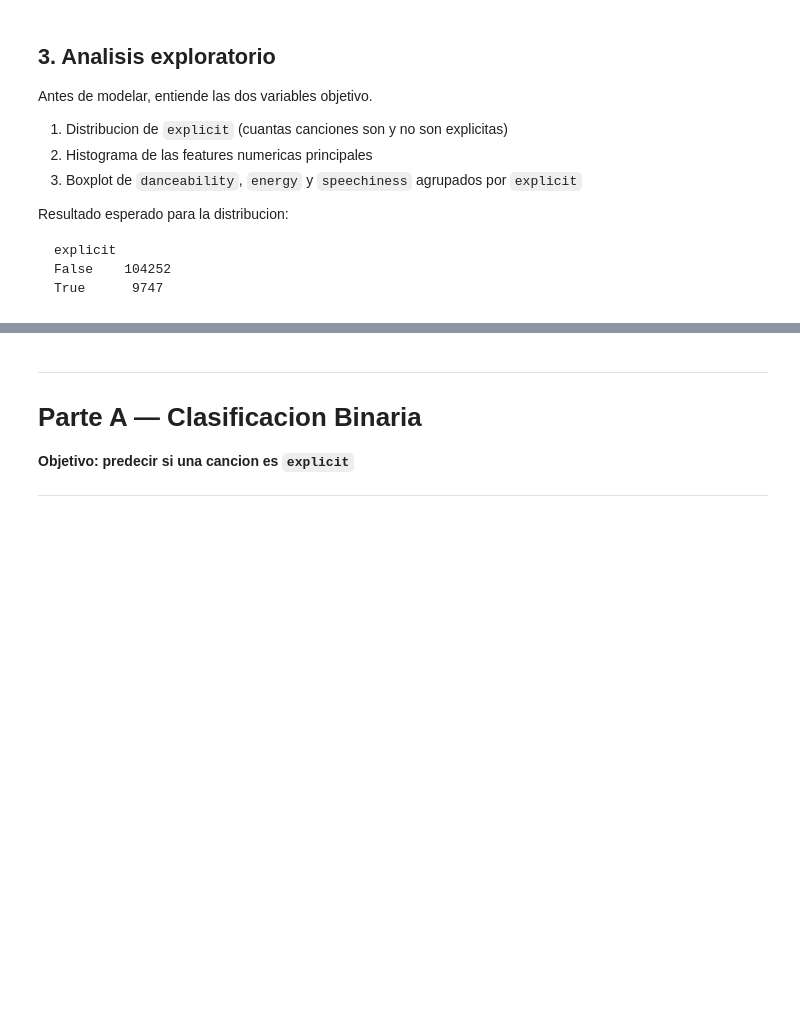
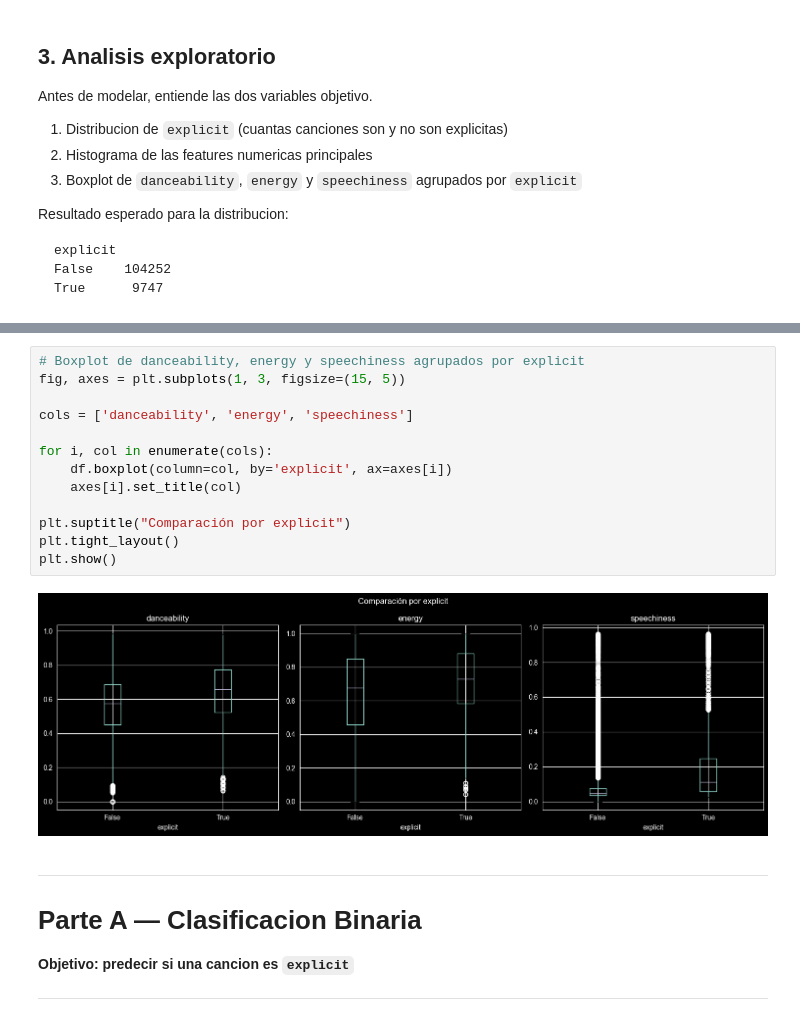
Before and after one commit to KangMirae/workshop-classification, a Jupyter notebook: spotify_classifier.ipynb, the cells around one changed output, grey strips where cells are left out. Drawn from its saved outputs; the diff is of its cells as text; blank space fills up the shorter version.

```diff
--- a/spotify_classifier.ipynb
+++ b/spotify_classifier.ipynb
@@ -100,3 +142,18 @@ True      9747
+# %%
+# Boxplot de danceability, energy y speechiness agrupados por explicit
+fig, axes = plt.subplots(1, 3, figsize=(15, 5))
+
+cols = ['danceability', 'energy', 'speechiness']
+
+for i, col in enumerate(cols):
+    df.boxplot(column=col, by='explicit', ax=axes[i])
+    axes[i].set_title(col)
+
+plt.suptitle("Comparación por explicit")
+plt.tight_layout()
+plt.show()
+# %% [output]
+[figure, added]
 # %% [markdown]
 ---
 # Parte A — Clasificacion Binaria
```
Also changed, not shown: parts of 28 cells of this notebook.
